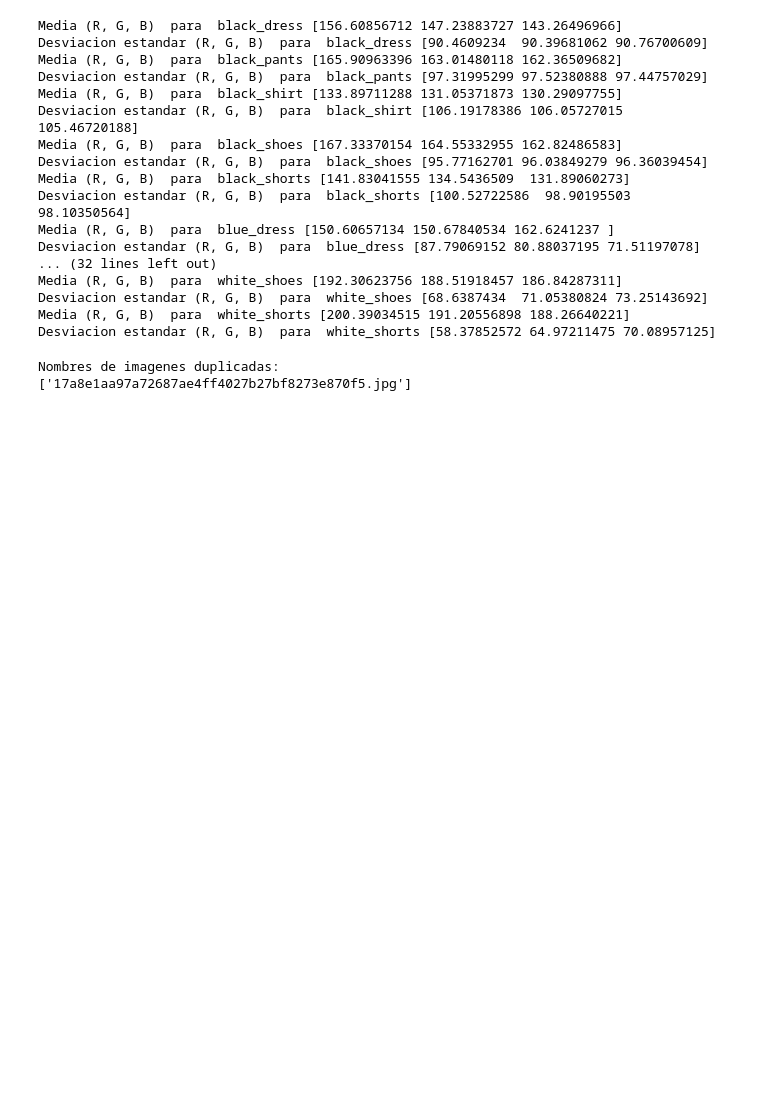
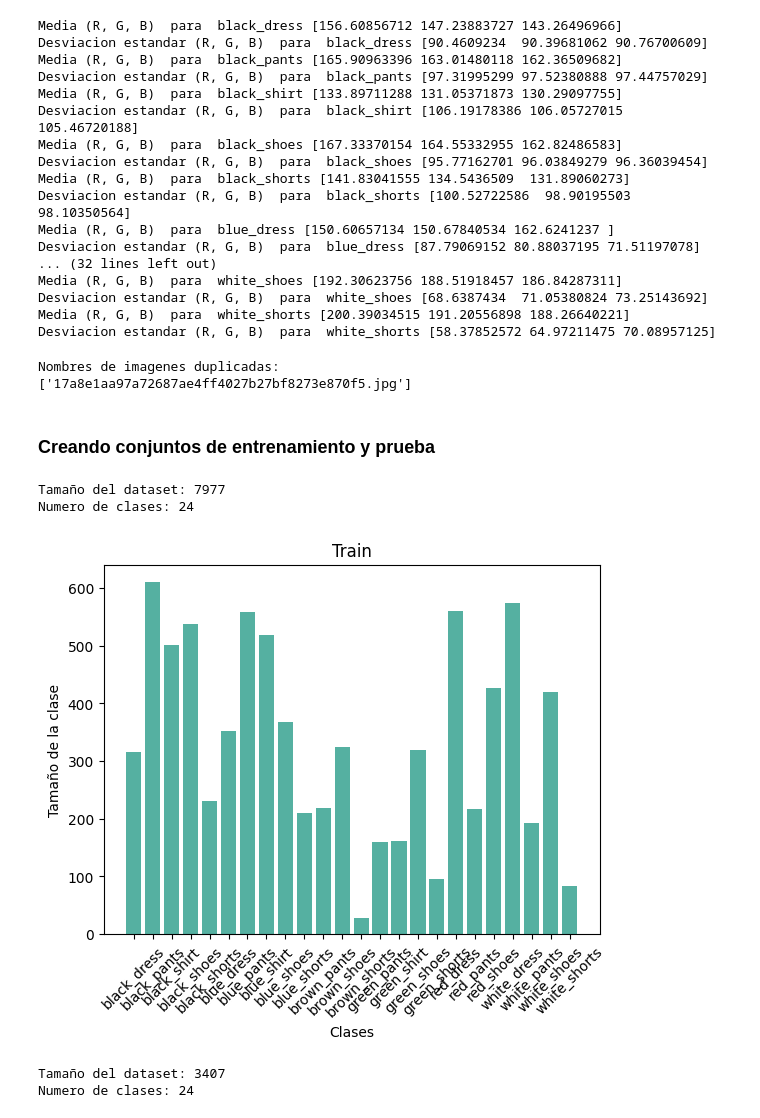
Before and after one commit to alanalbertc/clasificador-de-ropa, a Jupyter notebook: Clasificador de ropa.ipynb, the cells around one changed output. Cells and saved outputs as stored; diff of their text form; code cells hidden in the pictures; blank space fills up the shorter version.

Commit message:
Creación de función make_test_and_train(datasetPath, newDataSetPath) para dividir el dataset en una proporcion de 70-30 para train y test respectivamente.

```diff
--- a/Clasificador de ropa.ipynb
+++ b/Clasificador de ropa.ipynb
@@ -16,12 +16,12 @@ dataset = R"D:\Documents\Trabajo terminal\TT2\Modelo\Datasets\Apparel-images-dat
 
 #Retorna diccionario con nombre de clase: numero de items y tamaño del dataset
 def initialExam(dataSetPath):
-    classes = os.listdir(dataset)
+    classes = os.listdir(dataSetPath)
     classes_values = {} #Diccionario para guardar el nombre de la clase y su número de items
 
     ct = 0
     for classe in classes:
-        classe_path = os.path.join(dataset,classe) #Ruta completa de la subcarpeta
+        classe_path = os.path.join(dataSetPath,classe) #Ruta completa de la subcarpeta
         if os.path.isdir(classe_path):
             num_images = len(os.listdir(classe_path))
             #print(f"La clase {classe} contiene {num_images} imagenes")
@@ -154,3 +154,5 @@ print(imagenes_duplicadas)
 # %% [output]
 Nombres de imagenes duplicadas:
 ['17a8e1aa97a72687ae4ff4027b27bf8273e870f5.jpg']
+# %% [markdown]
+### Creando conjuntos de entrenamiento y prueba
@@ -156,0 +199,40 @@ Nombres de imagenes duplicadas:
+# %%
+# Analizando el conjunto de train
+train_path = R"D:\Documents\Trabajo terminal\TT2\Modelo\Datasets\NewDataSet\train"
+examen_train, tamanio = initialExam(train_path)
+num_classes = len(examen_train)
+print("Tamaño del dataset: " + str(tamanio))
+print("Numero de clases: " + str(num_classes))
+# %% [output]
+Tamaño del dataset: 7977
+Numero de clases: 24
+# %%
+# Grafica de barras para train
+color = (
+    0.333,
+    0.69,
+    0.631,
+    1.0
+)
+classe_names = list(examen_train.keys())
+num_images = list(examen_train.values())
+plt.bar(classe_names, num_images, color = color)
+plt.xlabel("Clases")
+plt.ylabel("Tamaño de la clase")
+plt.title("Train")
+plt.xticks(rotation=45)
+
+#Mostrar la grafica
+plt.show()
+# %% [output]
+[figure, added]
+# %%
+# Analizando el conjunto de test
+train_path = R"D:\Documents\Trabajo terminal\TT2\Modelo\Datasets\NewDataSet\test"
+examen_test, tamanio = initialExam(train_path)
+num_classes = len(examen_test)
+print("Tamaño del dataset: " + str(tamanio))
+print("Numero de clases: " + str(num_classes))
+# %% [output]
+Tamaño del dataset: 3407
+Numero de clases: 24
```
Also changed, not shown: parts of 5 cells of this notebook.
